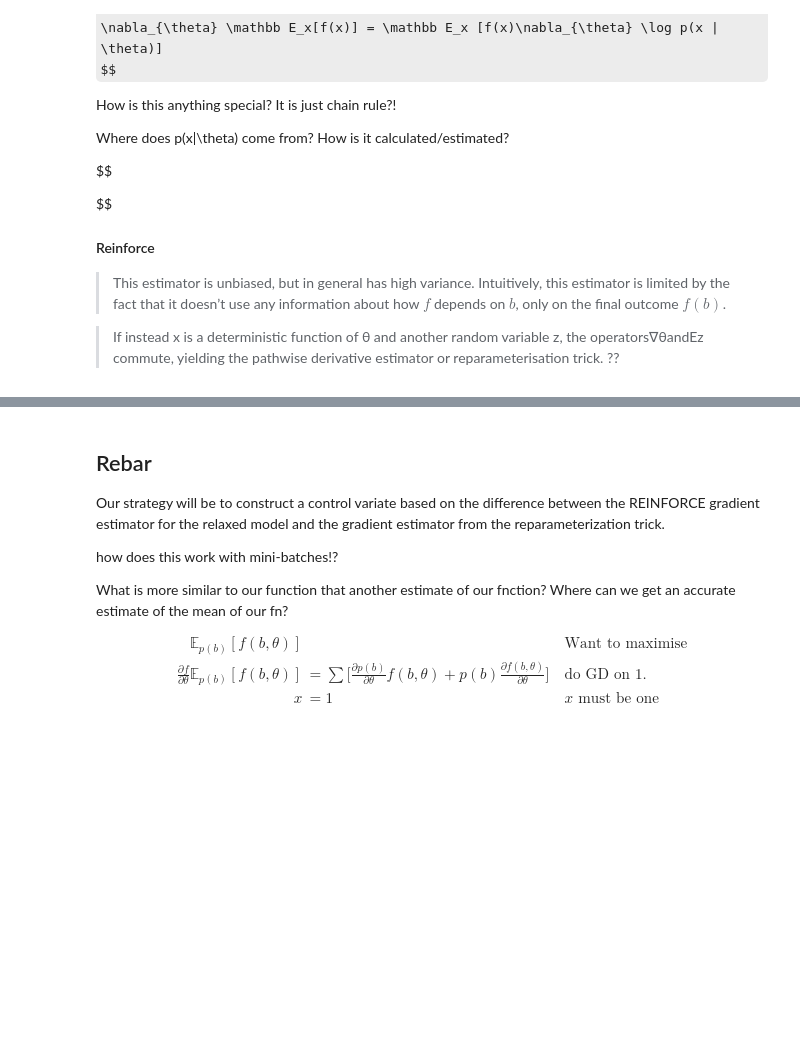
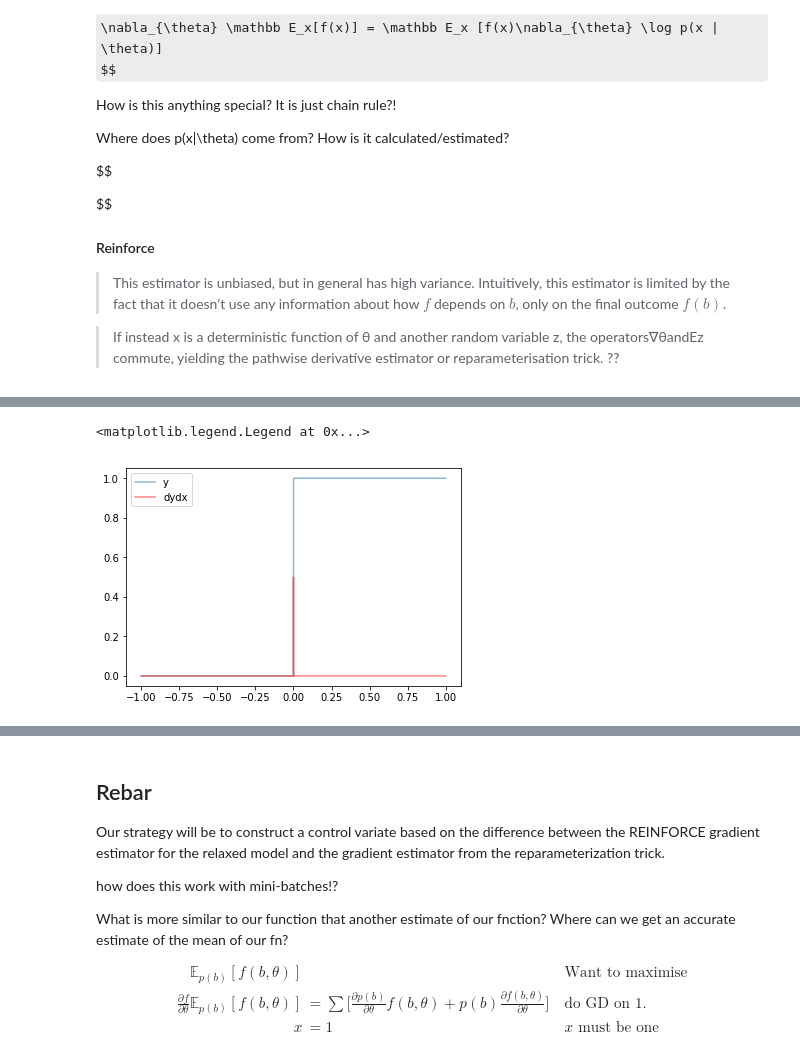
Before and after one commit to act65/datasci, a Jupyter notebook: gradient-estimation/estimation.ipynb, the cells around one changed output, grey strips where cells are left out. Cells and saved outputs as stored; diff of their text form; code cells hidden in the pictures; some formulas as TeX source; blank space fills up the shorter version.

```diff
--- a/gradient-estimation/estimation.ipynb
+++ b/gradient-estimation/estimation.ipynb
@@ -206,3 +286,18 @@ pathwise  derivative  estimator or reparameterisation trick.
 *
 
 Should the cts value be used or should it be sampled?
+# %%
+N = 10000
+x = np.linspace(-1, 1, N)
+y = (x > 0).astype(np.float32)
+plt.plot(x, y, alpha=0.5, label='y')
+
+# use finite differences to approximate as
+# the gradident of greater than isnt defined.
+dydx = (y[1:] - y[:-1])/(2/N)
+plt.plot(x[1:], dydx/N, c='r', alpha=0.5, label='dydx')
+plt.legend()
+# scale the grad so we can make sense of it
+# %% [output]
+<matplotlib.legend.Legend at 0x...>
+[figure, added]
```
Also changed, not shown: parts of 28 cells of this notebook, 7 other files.
